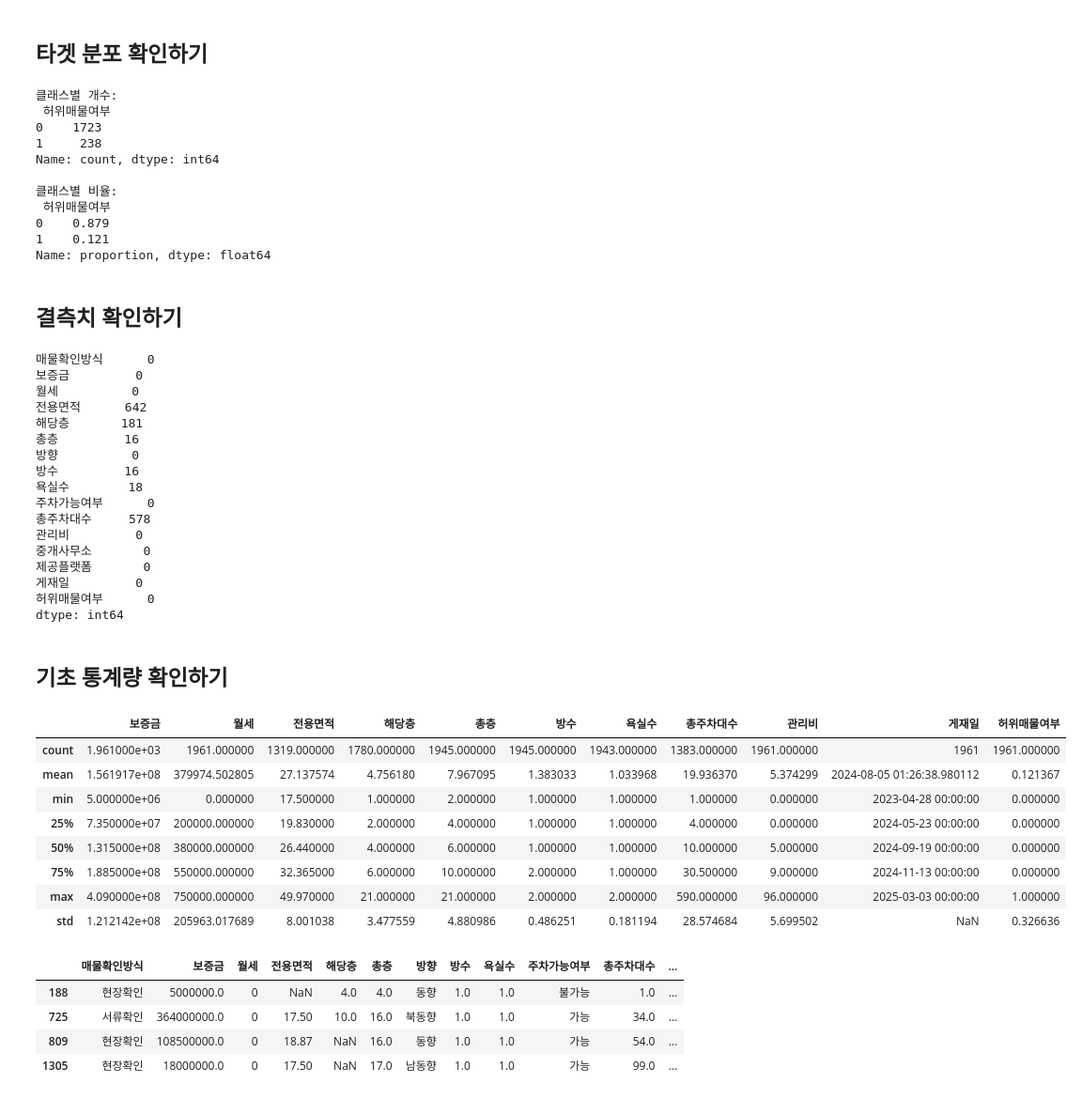
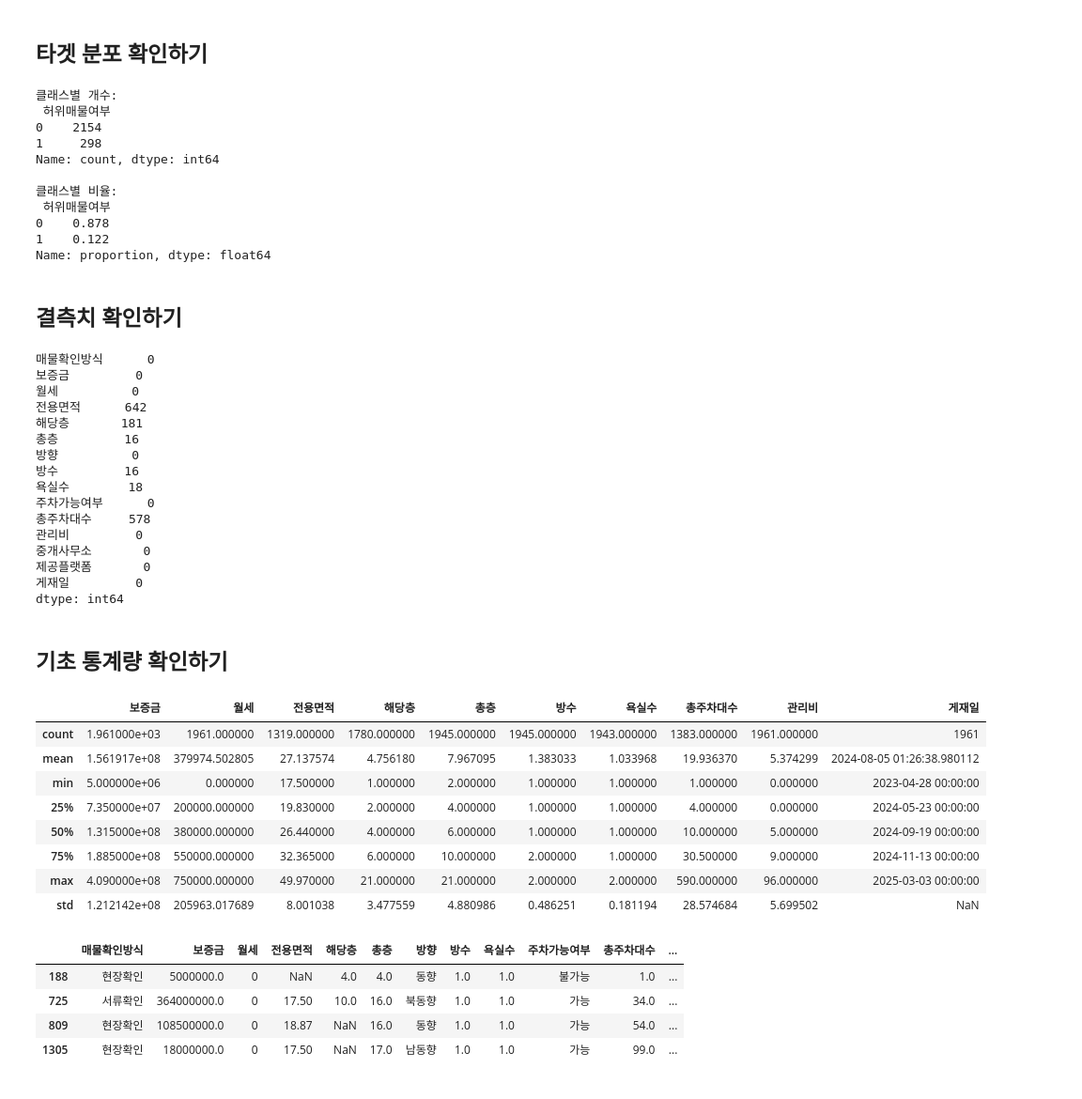
Before and after one commit to JHONEY-076/Machine_Learning_Project, a Jupyter notebook: 허위매물 전처리_문제.ipynb, the cells around one changed output. Shown at 94% size. Drawn from its saved outputs; the diff is of its cells as text; code cells hidden in the pictures.

```diff
--- a/허위매물 전처리_문제.ipynb
+++ b/허위매물 전처리_문제.ipynb
@@ -23,12 +29,26 @@ df.head()
 | 3 | TRAIN_0003 | 현장확인 | 163500000.0 | 30000 | 36.3 | 3.0 | 9.0 | 남동향 | 2.0 | 1.0 | 가능 | ... |
 | 4 | TRAIN_0004 | 현장확인 | 346000000.0 | 530000 | NaN | 3.0 | 3.0 | 동향 | 2.0 | 1.0 | 불가능 | ... |
 # %%
+import pandas as pd
 from sklearn.model_selection import train_test_split
 
 target = "허위매물여부"
 
-shuffle= True
-train, test=train_test_split(df,test_size=0.2, random_state=42, stratify=df[target])
+
+df["게재일"] = pd.to_datetime(df["게재일"], errors="coerce")
+
+
+X = df.drop(columns=[target]).copy()
+y = df[target].copy()
+
+
+# y_train: 훈련 타겟, y_valid: 검증 타겟
+X_train, X_valid, y_train, y_valid = train_test_split(
+    X, y,
+    test_size=0.2,
+    random_state=42,
+    stratify=y
+)
 # %% [markdown]
 # Train dataset
 # %%
@@ -70,8 +90,8 @@ train.tail(5)
 ## ID 열 제거
 # %%
 # 분석에 필요없는 열 제거
-train = train.drop('ID',axis=1)
-test= test.drop('ID',axis=1)
+X_train = X_train.drop('ID',axis=1)
+X_valid= X_valid.drop('ID',axis=1)
 # %% [markdown]
 ## 열 확인
 # %%
@@ -118,14 +138,14 @@ None
 ## 게재일 날짜형으로 변환
 # %%
 # 날짜형 변환
-train['게재일'] = pd.to_datetime(train['게재일'])
-test['게재일']= pd.to_datetime(test['게재일'])
+X_train['게재일'] = pd.to_datetime(X_train['게재일'])
+X_valid['게재일']= pd.to_datetime(X_valid['게재일'])
 # %% [markdown]
 ## 타겟 분포 확인하기
 # %%
 # 허위매물여부 클래스별 개수와 비율 확인
-target_counts = train['허위매물여부'].value_counts()
-target_ratio = train['허위매물여부'].value_counts(normalize= True)
+target_counts = y.value_counts()
+target_ratio = y.value_counts(normalize= True)
 
 print("클래스별 개수:\n", target_counts)
 print("\n클래스별 비율:\n", target_ratio.round(3))
@@ -134,19 +154,19 @@ print("\n클래스별 비율:\n", target_ratio.round(3))
 # %% [output]
 클래스별 개수:
  허위매물여부
-0    1723
-1     238
+0    2154
+1     298
 Name: count, dtype: int64
 
 클래스별 비율:
  허위매물여부
-0    0.879
-1    0.121
+0    0.878
+1    0.122
 Name: proportion, dtype: float64
 # %% [markdown]
 ## 결측치 확인하기
 # %%
-print(train.isnull().sum())
+print(X_train.isnull().sum())
 # 전체 데이터 2452개 중 전용면적과 총 주차대수의 결측이 상당히 많다는 것을 알 수 있음.
 # 또한 수치형 변수만 결측치가 존재함을 알 수 있음.
 # %% [output]
@@ -165,26 +185,25 @@ print(train.isnull().sum())
 중개사무소       0
 제공플랫폼       0
 게재일         0
-허위매물여부      0
 dtype: int64
 # %% [markdown]
 ## 기초 통계량 확인하기
 # %%
-train.describe()
+X_train.describe()
 
 # 수치형 변수 중 방수와 욕실수 변수는 1과 2로만 이루어짐
 ## 욕실수의 평균은 1.03으로 대부분이 1개임을 알 수 있음.
 
 # 월세 최소값이 0인 데이터가 존재함을 알 수 있음
 # %% [output]
-|  | 보증금 | 월세 | 전용면적 | 해당층 | 총층 | 방수 | 욕실수 | 총주차대수 | 관리비 | 게재일 | 허위매물여부 |
-| count | 1.961000e+03 | 1961.000000 | 1319.000000 | 1780.000000 | 1945.000000 | 1945.000000 | 1943.000000 | 1383.000000 | 1961.000000 | 1961 | 1961.000000 |
-| mean | 1.561917e+08 | 379974.502805 | 27.137574 | 4.756180 | 7.967095 | 1.383033 | 1.033968 | 19.936370 | 5.374299 | 2024-08-05 01:26:38.980112 | 0.121367 |
-| min | 5.000000e+06 | 0.000000 | 17.500000 | 1.000000 | 2.000000 | 1.000000 | 1.000000 | 1.000000 | 0.000000 | 2023-04-28 00:00:00 | 0.000000 |
-| 25% | 7.350000e+07 | 200000.000000 | 19.830000 | 2.000000 | 4.000000 | 1.000000 | 1.000000 | 4.000000 | 0.000000 | 2024-05-23 00:00:00 | 0.000000 |
-| 50% | 1.315000e+08 | 380000.000000 | 26.440000 | 4.000000 | 6.000000 | 1.000000 | 1.000000 | 10.000000 | 5.000000 | 2024-09-19 00:00:00 | 0.000000 |
-| 75% | 1.885000e+08 | 550000.000000 | 32.365000 | 6.000000 | 10.000000 | 2.000000 | 1.000000 | 30.500000 | 9.000000 | 2024-11-13 00:00:00 | 0.000000 |
-| max | 4.090000e+08 | 750000.000000 | 49.970000 | 21.000000 | 21.000000 | 2.000000 | 2.000000 | 590.000000 | 96.000000 | 2025-03-03 00:00:00 | 1.000000 |
-| std | 1.212142e+08 | 205963.017689 | 8.001038 | 3.477559 | 4.880986 | 0.486251 | 0.181194 | 28.574684 | 5.699502 | NaN | 0.326636 |
+|  | 보증금 | 월세 | 전용면적 | 해당층 | 총층 | 방수 | 욕실수 | 총주차대수 | 관리비 | 게재일 |
+| count | 1.961000e+03 | 1961.000000 | 1319.000000 | 1780.000000 | 1945.000000 | 1945.000000 | 1943.000000 | 1383.000000 | 1961.000000 | 1961 |
+| mean | 1.561917e+08 | 379974.502805 | 27.137574 | 4.756180 | 7.967095 | 1.383033 | 1.033968 | 19.936370 | 5.374299 | 2024-08-05 01:26:38.980112 |
+| min | 5.000000e+06 | 0.000000 | 17.500000 | 1.000000 | 2.000000 | 1.000000 | 1.000000 | 1.000000 | 0.000000 | 2023-04-28 00:00:00 |
+| 25% | 7.350000e+07 | 200000.000000 | 19.830000 | 2.000000 | 4.000000 | 1.000000 | 1.000000 | 4.000000 | 0.000000 | 2024-05-23 00:00:00 |
+| 50% | 1.315000e+08 | 380000.000000 | 26.440000 | 4.000000 | 6.000000 | 1.000000 | 1.000000 | 10.000000 | 5.000000 | 2024-09-19 00:00:00 |
+| 75% | 1.885000e+08 | 550000.000000 | 32.365000 | 6.000000 | 10.000000 | 2.000000 | 1.000000 | 30.500000 | 9.000000 | 2024-11-13 00:00:00 |
+| max | 4.090000e+08 | 750000.000000 | 49.970000 | 21.000000 | 21.000000 | 2.000000 | 2.000000 | 590.000000 | 96.000000 | 2025-03-03 00:00:00 |
+| std | 1.212142e+08 | 205963.017689 | 8.001038 | 3.477559 | 4.880986 | 0.486251 | 0.181194 | 28.574684 | 5.699502 | NaN |
 # %%
 # 월세가 0인 데이터만 뽑기
```
Also changed, not shown: parts of 26 cells of this notebook.
